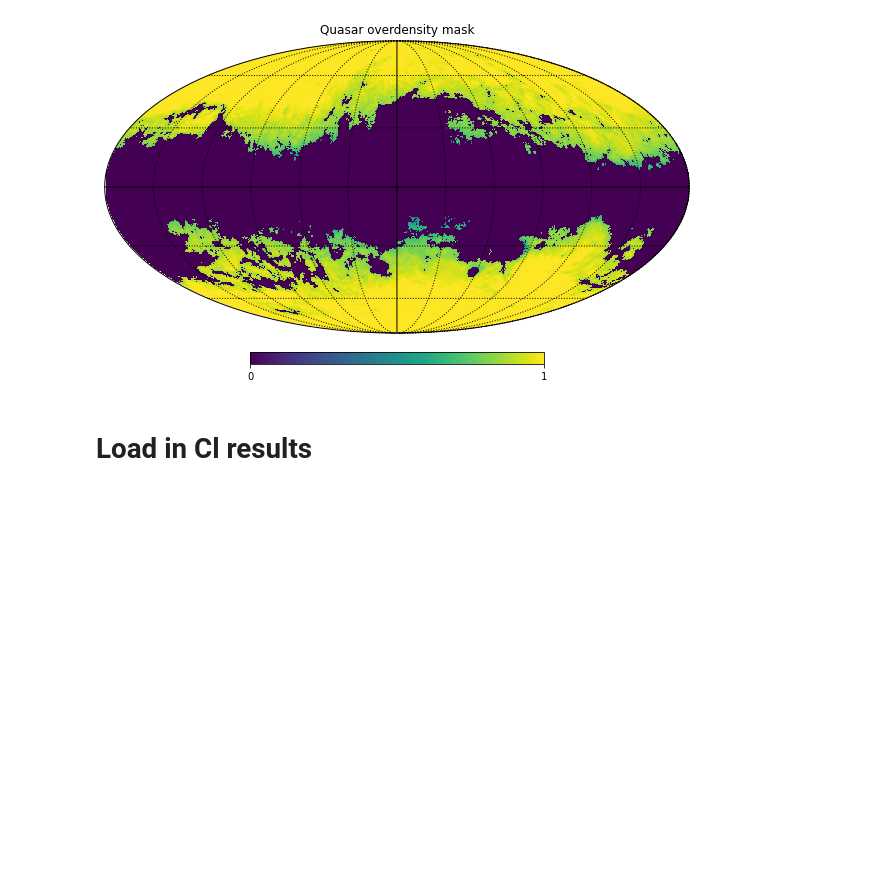
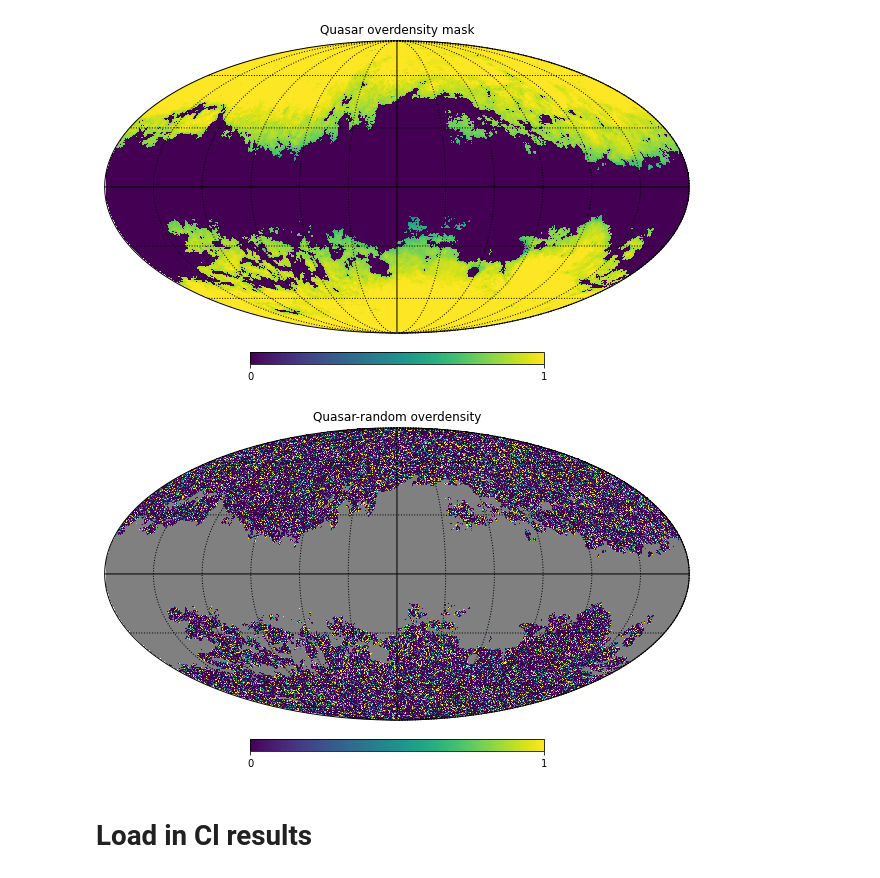
Before and after one commit to kstoreyf/gaia-quasars-lss, a Jupyter notebook: notebooks/2022-07-29_lensing_qso_cross.ipynb, the cells around one changed output. Drawn from its saved outputs; the diff is of its cells as text; code cells hidden in the pictures; blank space fills up the shorter version.

```diff
--- a/notebooks/2022-07-29_lensing_qso_cross.ipynb
+++ b/notebooks/2022-07-29_lensing_qso_cross.ipynb
@@ -61,3 +61,5 @@ setting the output map dtype to [dtype('float64')]
 map_q = lqc.get_qso_overdensity_map(NSIDE, fn_gaia, mask_q_binary)
 # %% [output]
 Getting QSO overdensity map
+# %%
+map_q_ratio = lqc.get_qso_rand_overdensity_map(NSIDE, fn_gaia, fn_rand, mask_q_binary)
@@ -93,6 +104,14 @@ hp.mollview(mask_q, title=rf"Quasar overdensity mask",
 hp.graticule()
 # %% [output]
 [figure]
+# %%
+hp.mollview(map_q_ratio, title=rf"Quasar-random overdensity",
+    unit=r"", cmap='viridis', min=0, max=1,
+            #coord=['C', 'G']
+           )
+hp.graticule()
+# %% [output]
+[figure, added]
 # %% [markdown]
 # Load in Cl results
 # %%
```
Also changed, not shown: parts of 5 cells of this notebook, 1 other file.
